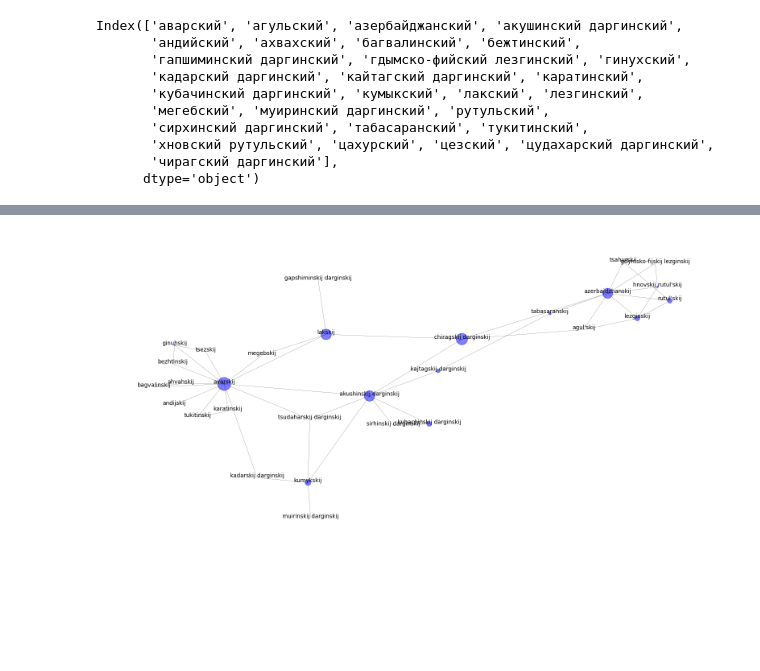
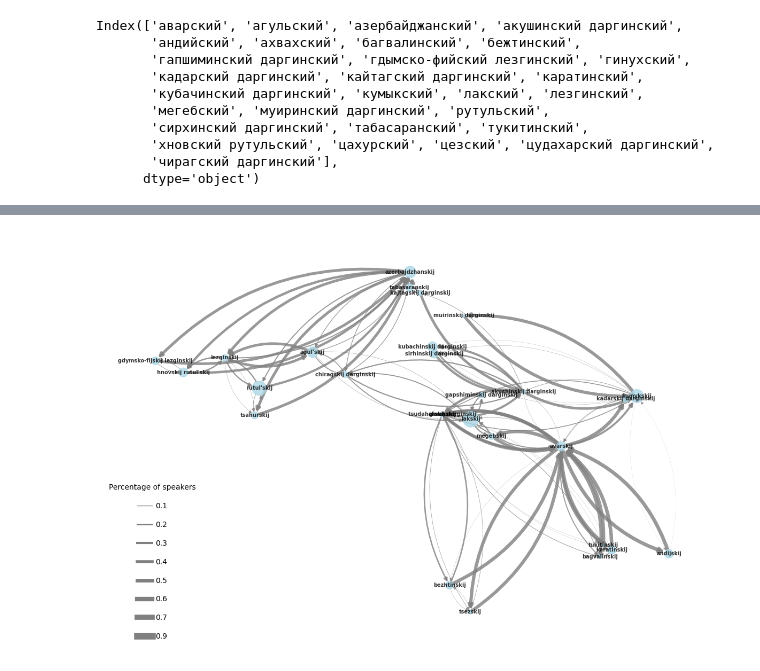
Before and after one commit to alexeykosh/2023-Daghestan-colexification, a Jupyter notebook: notebooks/multidag_graph.ipynb, the cells around one changed output, grey strips where cells are left out. Drawn from its saved outputs; the diff is of its cells as text; code cells hidden in the pictures; blank space fills up the shorter version.

Commit message:
reversed edges and added geography

```diff
--- a/notebooks/multidag_graph.ipynb
+++ b/notebooks/multidag_graph.ipynb
@@ -108,10 +131,26 @@ df
+# %%
+df_info
+# fill missing lat and lon with mean
+df_info['lat'] = df_info['lat'].fillna(df_info['lat'].mean())
+df_info['lon'] = df_info['lon'].fillna(df_info['lon'].mean())
 # %%
 # convert matrix into a networkx graph
 G = nx.from_numpy_array(matrix.values)
 # add direction to edges
 G = nx.Graph(G)
+# make it directed
+G = G.to_directed()
 # set node names
 G = nx.relabel_nodes(G, dict(zip(range(len(matrix.columns)), matrix.columns)))
 
-# get pos from G
-pos = nx.spring_layout(G, k=1, iterations=5000)
+# use lat lon from df_info to set node positions
+pos = dict(zip(df_info['mother tongue'], df_info[['lat', 'lon']].values))
+
+# set node size to population
+node_size = df_info['village population'].values
+
+# add weight to edges and round them to 2 decimals
+edge_width = [round(d['weight'], 2) * 10 for (u, v, d) in G.edges(data=True)]
+
+# # reverse direction of edges
+G = G.reverse()
@@ -133,14 +157,35 @@ _ = plt.axis('off')
-# %%
-# compute betweenness centrality
-betweenness = nx.betweenness_centrality(G, weight='weight')
-plt.figure(figsize=(20,10))
-nx.draw_networkx_edges(G, pos, alpha=1, width=0.2)
-# add nodes without size
-nx.draw_networkx_nodes(G, pos, nodelist=betweenness.keys(),
-                          node_size=[v * 1000 for v in betweenness.values()],
-                            node_color='blue', alpha=0.5)
-nx.draw_networkx_labels(G, pos_higher, font_size=10,
-                        font_family='sans-serif', alpha=1)
-_ = plt.axis('off')
-# %% [output]
-[figure, removed]
+# %%
+# plot graph
+plt.figure(figsize=(15, 10))
+nx.draw_networkx(G, pos=pos, node_size=node_size/10,
+                 node_color='lightblue',
+                 edge_color='grey',
+                 width=edge_width,
+                 font_size=7,
+                 font_weight='bold',
+                 with_labels=True,
+                 alpha=0.8,
+                 connectionstyle=f'arc3, rad = 0.25')
+plt.axis('off')
+# add legend for edge width
+
+# create legend for edge width
+edge_width = np.array(edge_width)
+edge_width = edge_width[edge_width > 0]
+edge_width = edge_width[edge_width < 1]
+edge_width = np.unique(edge_width)
+edge_width = edge_width * 10
+edge_width = edge_width.astype(int)
+
+for i in edge_width:
+    plt.plot([], [], c='grey', linewidth=i, label=str(i/10))
+
+plt.legend(title='Percentage of speakers',
+              labelspacing=1.5,
+                fontsize=10,
+                frameon=False,
+                handletextpad=0.5,
+                borderpad=0.5,)
+plt.show()
+# %% [output]
+[figure, added]
```
Also changed, not shown: parts of 9 cells of this notebook.
